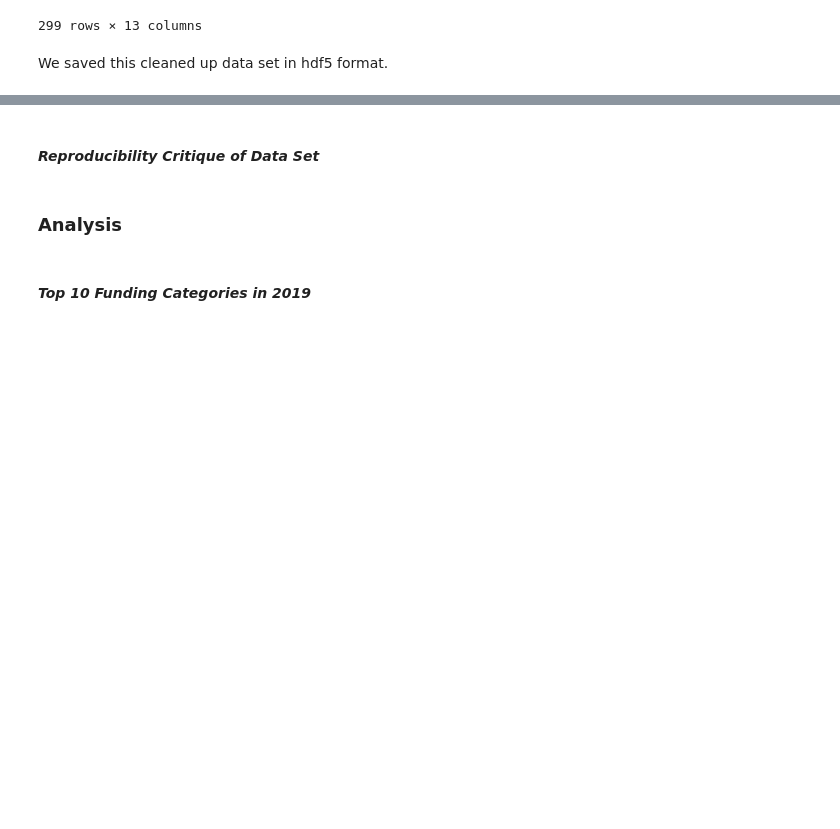
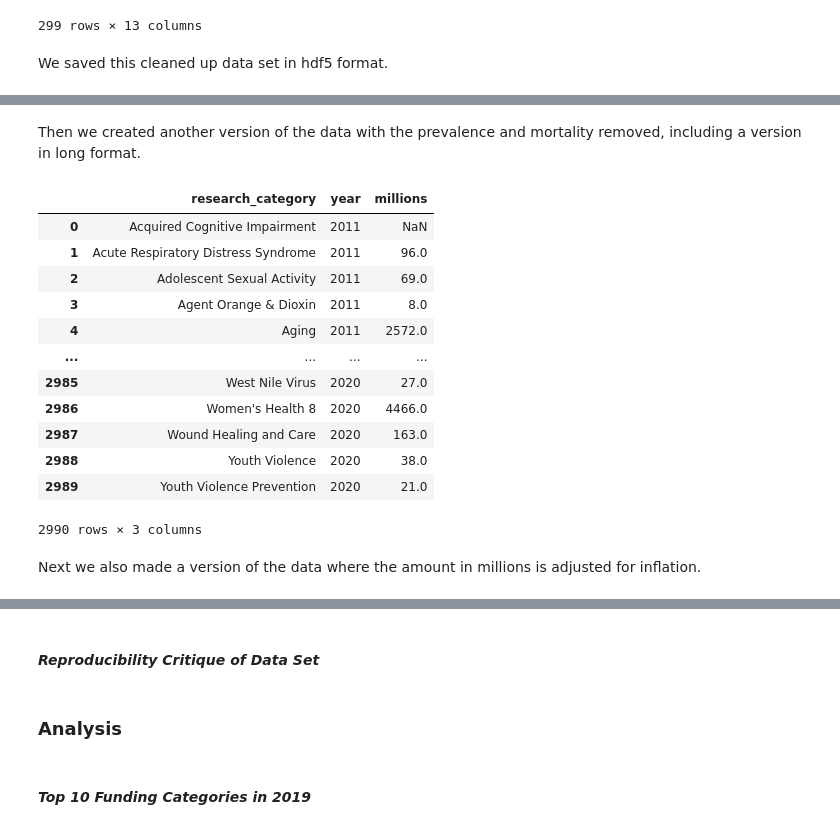
Before and after one commit to UCB-stat-159-s22/hw07-group25, a Jupyter notebook: Notebook.ipynb, the cells around one changed output, grey strips where cells are left out. Saved outputs shown, nothing was run; the diff lists cells and outputs as text; code cells hidden in the pictures; blank space fills up the shorter version.

Commit message:
Created environment (needs some minor updates to remove cpi package) and some new data formats

```diff
--- a/Notebook.ipynb
+++ b/Notebook.ipynb
@@ -68,0 +78,37 @@ df.to_hdf(h5File, "/data/cleaned_data")
+# %% [markdown]
+Then we created another version of the data with the prevalence and mortality removed, including a version in long format.
+# %%
+# remove mortality and prevalence data for this dataset
+df2 = df.drop(['2019_US_Mortality_19', '2019_US_Prevalence_SE_19'], axis = 1)
+
+# Export the pandas DataFrame into HDF5
+h5File2 = "data/cleaned_data/funding_data_MP_removed.hdf5"
+df2.to_hdf(h5File2, "/data/cleaned_data")
+# %%
+# create long format version of the above dataset
+df2_long = pd.melt(df2, id_vars='research_category',
+                   value_vars=['2011','2012','2013', '2014', '2015', '2016', '2017', '2018', '2019', '2020'],
+                   var_name = 'year', value_name = 'millions')
+
+# Export the pandas DataFrame into HDF5
+h5File3 = "data/cleaned_data/funding_data_MP_removed_long.hdf5"
+df2_long.to_hdf(h5File3, "/data/cleaned_data")
+
+# diplay long format data
+display(df2_long)
+# %% [output]
+|  | research_category | year | millions |
+| 0 | Acquired Cognitive Impairment | 2011 | NaN |
+| 1 | Acute Respiratory Distress Syndrome | 2011 | 96.0 |
+| 2 | Adolescent Sexual Activity | 2011 | 69.0 |
+| 3 | Agent Orange & Dioxin | 2011 | 8.0 |
+| 4 | Aging | 2011 | 2572.0 |
+| ... | ... | ... | ... |
+| 2985 | West Nile Virus | 2020 | 27.0 |
+| 2986 | Women's Health 8 | 2020 | 4466.0 |
+| 2987 | Wound Healing and Care | 2020 | 163.0 |
+| 2988 | Youth Violence | 2020 | 38.0 |
+| 2989 | Youth Violence Prevention | 2020 | 21.0 |
+2990 rows × 3 columns
+# %% [markdown]
+Next we also made a version of the data where the amount in millions is adjusted for inflation.
```
Also changed, not shown: parts of 7 cells of this notebook, 4 other files.
